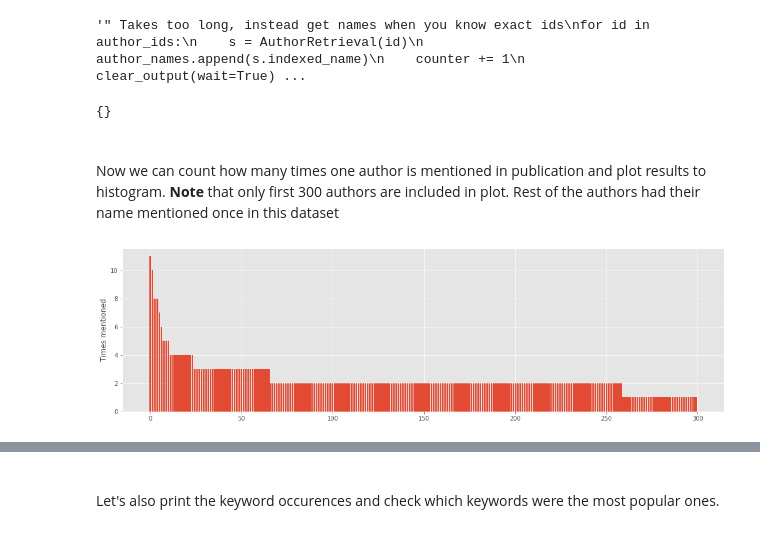
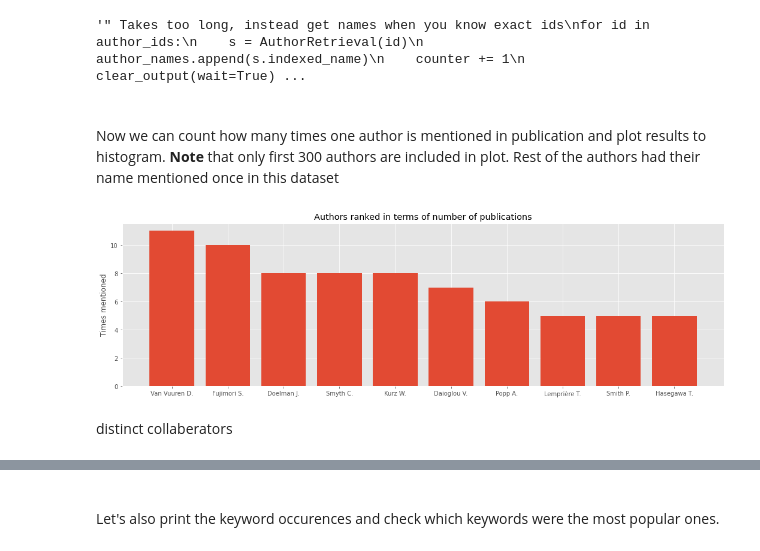
Before and after one commit to Dakcser/Citation-Network-Analysis, a Jupyter notebook: Citation-Network-Analysis.ipynb, the cells around one changed output, grey strips where cells are left out. Drawn from its saved outputs; the diff is of its cells as text; code cells hidden in the pictures.

```diff
--- a/Citation-Network-Analysis.ipynb
+++ b/Citation-Network-Analysis.ipynb
@@ -17,7 +17,7 @@ the query “climate change mitigation” with title, author names and country o
 affiliation and a list of keywords, if available.
 # %%
 # Read data to pandas dataframe
-data = pd.read_csv('scopus_data.csv')
+data = pd.read_csv('scopus.csv')
 
 # Print first 5 rows of raw data
 data.head()
@@ -132,16 +126,23 @@ a_dictionary = dict(zip_iterator)
-# %%
-print(a_dictionary)
-# %% [output]
-{}
 # %% [markdown]
 <br>Now we can count how many times one author is mentioned in publication and plot results to histogram. **Note** that only first 300 authors are included in plot. Rest of the authors had their name mentioned once in this dataset<br>
 # %%
 auth_counter = Counter(author_ids)
-frequent_names, frequent_counts = zip(*auth_counter.most_common(300))
+frequent_names, frequent_counts = zip(*auth_counter.most_common(10))
+author_names = []
+
+for index in range(10):
+    s = AuthorRetrieval(frequent_names[index])
+    author_names.append(s.indexed_name)
+
+y_pos = np.arange(len(frequent_names))
 
 fig, ax = plt.subplots(figsize=(18,5))
-plt.bar(np.arange(len(frequent_names)), frequent_counts, align='center')
+plt.bar(y_pos, frequent_counts, align='center')
+plt.xticks(y_pos, author_names)
 plt.ylabel('Times mentioned')
+plt.title('Authors ranked in terms of number of publications')
 plt.show()
 # %% [output]
-[figure, old version]
+[figure, new version]
+# %% [markdown]
+distinct collaberators
```
Also changed, not shown: parts of 14 cells of this notebook, 2 other files.
